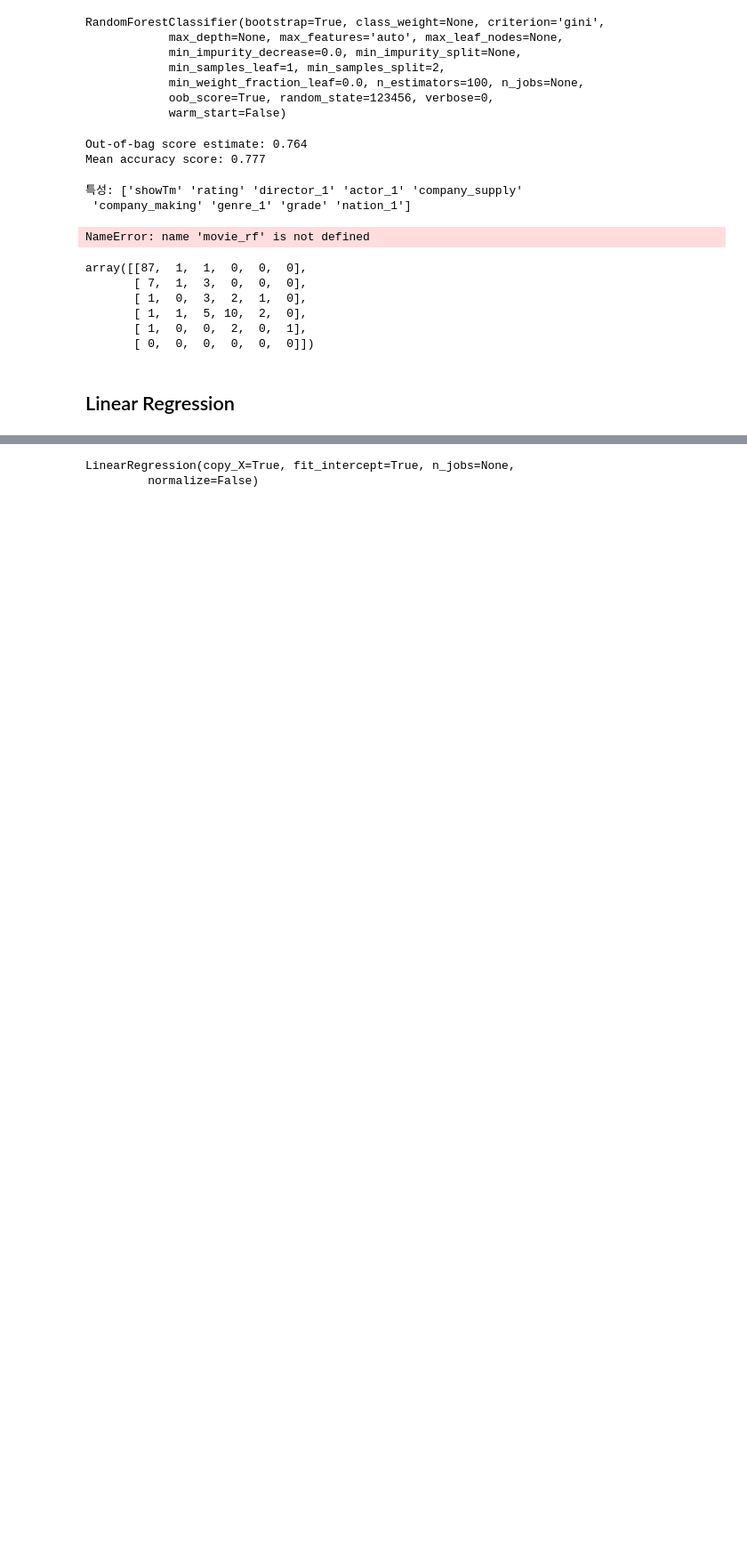
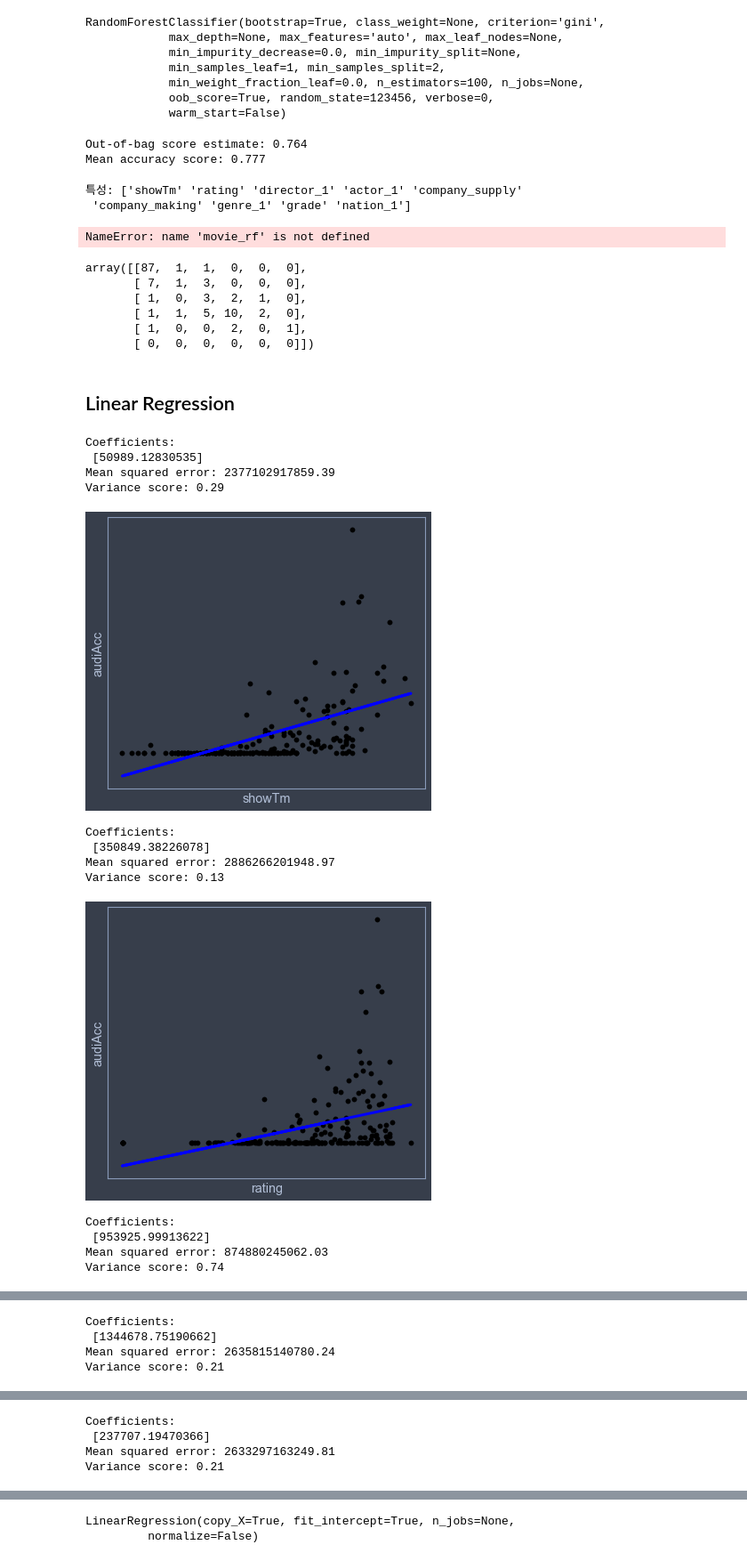
Before and after one commit to younghk/2019_Project_Graduation, a Jupyter notebook: Modeling.ipynb, the cells around one changed output, grey strips where cells are left out. Shown at 89% size. Drawn from its saved outputs; the diff is of its cells as text; code cells hidden in the pictures; blank space fills up the shorter version.

```diff
--- a/Modeling.ipynb
+++ b/Modeling.ipynb
@@ -332,0 +337,48 @@ df = mov[['showTm', 'salesAcc']]
+# %%
+from sklearn.linear_model import LinearRegression
+from sklearn.metrics import mean_squared_error, r2_score
+
+def movie_linear_regression(mov) :
+    for feature in mov.columns[:-3] :
+        X = mov[[feature]]
+        y = mov['audiAcc']
+        X_train, X_test, y_train, y_test = train_test_split(X, y, test_size = 0.3, random_state = 42)
+
+        movie_lin_regr = LinearRegression()
+
+        movie_lin_regr.fit(X_train, y_train)
+
+        y_pred = movie_lin_regr.predict(X_test)
+
+        print('Coefficients: \n', movie_lin_regr.coef_)
+        print("Mean squared error: %.2f"
+              % mean_squared_error(y_test, y_pred))
+        # Explained variance score: 1 is perfect prediction
+        print('Variance score: %.2f' % r2_score(y_test, y_pred))
+
+        # Plot outputs
+        plt.scatter(X_test, y_test,  color='black')
+        plt.plot(X_test, y_pred, color='blue', linewidth=3)
+        plt.xlabel(feature)
+        plt.ylabel('audiAcc')
+        plt.xticks(())
+        plt.yticks(())
+
+        plt.show()
+
+movie_linear_regression(mov)
+# %% [output]
+Coefficients:
+ [50989.12830535]
+Mean squared error: 2377102917859.39
+Variance score: 0.29
+[figure, added]
+Coefficients:
+ [350849.38226078]
+Mean squared error: 2886266201948.97
+Variance score: 0.13
+[figure, added]
+Coefficients:
+ [953925.99913622]
+Mean squared error: 874880245062.03
+Variance score: 0.74
@@ -332,0 +386,4 @@ df = mov[['showTm', 'salesAcc']]
+Coefficients:
+ [1344678.75190662]
+Mean squared error: 2635815140780.24
+Variance score: 0.21
@@ -332,0 +391,4 @@ df = mov[['showTm', 'salesAcc']]
+Coefficients:
+ [237707.19470366]
+Mean squared error: 2633297163249.81
+Variance score: 0.21
```
Also changed, not shown: parts of 21 cells of this notebook.
